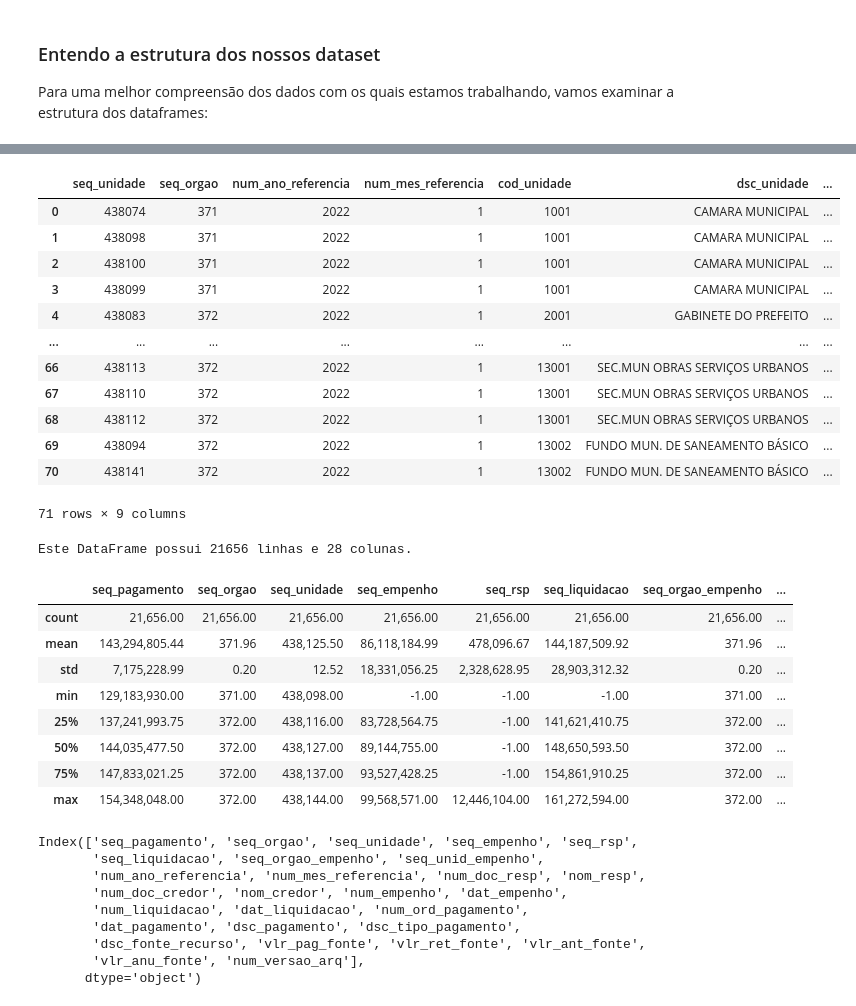
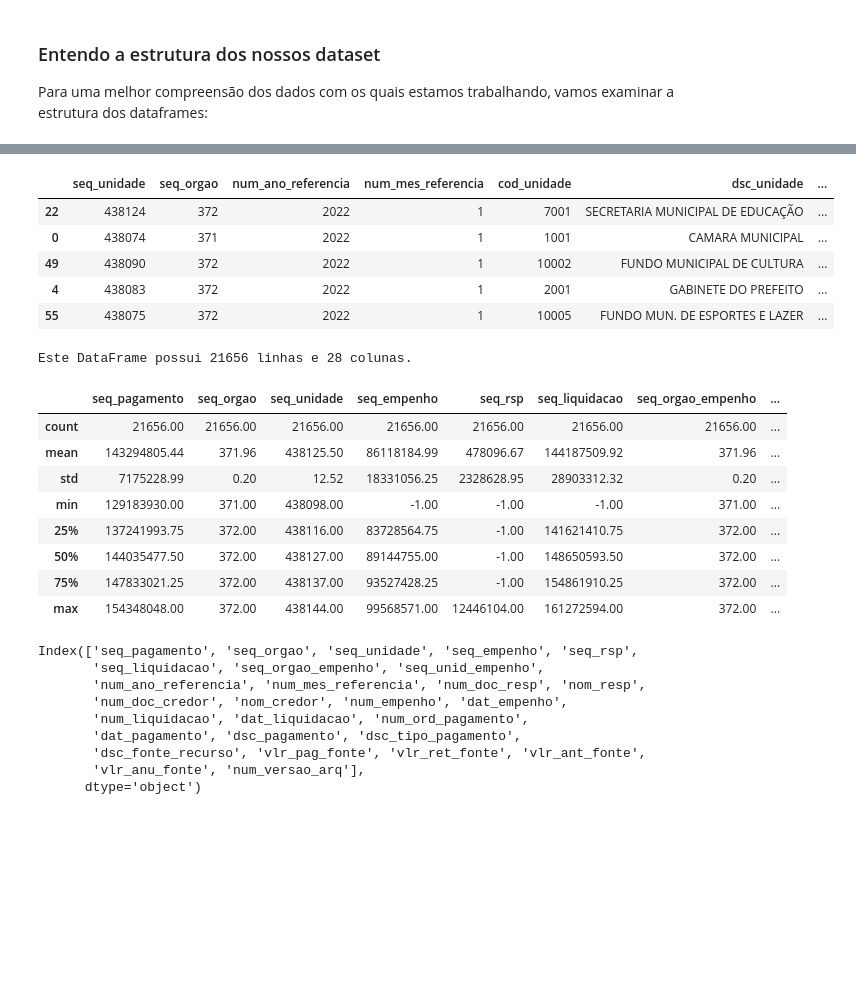
Before and after one commit to alexcamargos/GastosPublicosCapelinhaMG, a Jupyter notebook: analise_exploratoria_pagamentos.ipynb, the cells around one changed output, grey strips where cells are left out. Drawn from its saved outputs; the diff is of its cells as text; code cells hidden in the pictures; blank space fills up the shorter version.

```diff
--- a/analise_exploratoria.ipynb
+++ b/analise_exploratoria_pagamentos.ipynb
@@ -103,5 +68,5 @@ finally:
 %matplotlib inline
 # %%
-# Configuring Pandas to display floating point values, using two decimal places.
-pd.options.display.float_format = '{:,.2f}'.format
+# Configurando o Pandas para exibir valores flutuantes com duas casas decimais
+pd.set_option('display.float_format', '{:.2f}'.format)
 # %%
@@ -200,17 +152,10 @@ responsible_df
 # %%
-unit_df
+unit_df.sample(5, random_state=RANDOM_SEED)
 # %% [output]
 |  | seq_unidade | seq_orgao | num_ano_referencia | num_mes_referencia | cod_unidade | dsc_unidade | ... |
+| 22 | 438124 | 372 | 2022 | 1 | 7001 | SECRETARIA MUNICIPAL DE EDUCAÇÃO | ... |
 | 0 | 438074 | 371 | 2022 | 1 | 1001 | CAMARA MUNICIPAL | ... |
-| 1 | 438098 | 371 | 2022 | 1 | 1001 | CAMARA MUNICIPAL | ... |
-| 2 | 438100 | 371 | 2022 | 1 | 1001 | CAMARA MUNICIPAL | ... |
-| 3 | 438099 | 371 | 2022 | 1 | 1001 | CAMARA MUNICIPAL | ... |
+| 49 | 438090 | 372 | 2022 | 1 | 10002 | FUNDO MUNICIPAL DE CULTURA | ... |
 | 4 | 438083 | 372 | 2022 | 1 | 2001 | GABINETE DO PREFEITO | ... |
-| ... | ... | ... | ... | ... | ... | ... | ... |
-| 66 | 438113 | 372 | 2022 | 1 | 13001 | SEC.MUN OBRAS SERVIÇOS URBANOS | ... |
-| 67 | 438110 | 372 | 2022 | 1 | 13001 | SEC.MUN OBRAS SERVIÇOS URBANOS | ... |
-| 68 | 438112 | 372 | 2022 | 1 | 13001 | SEC.MUN OBRAS SERVIÇOS URBANOS | ... |
-| 69 | 438094 | 372 | 2022 | 1 | 13002 | FUNDO MUN. DE SANEAMENTO BÁSICO | ... |
-| 70 | 438141 | 372 | 2022 | 1 | 13002 | FUNDO MUN. DE SANEAMENTO BÁSICO | ... |
+| 55 | 438075 | 372 | 2022 | 1 | 10005 | FUNDO MUN. DE ESPORTES E LAZER | ... |
-71 rows × 9 columns
 # %%
@@ -223,14 +168,14 @@ Este DataFrame possui 21656 linhas e 28 colunas.
 payment_df.describe()
 # %% [output]
 |  | seq_pagamento | seq_orgao | seq_unidade | seq_empenho | seq_rsp | seq_liquidacao | seq_orgao_empenho | ... |
-| count | 21,656.00 | 21,656.00 | 21,656.00 | 21,656.00 | 21,656.00 | 21,656.00 | 21,656.00 | ... |
-| mean | 143,294,805.44 | 371.96 | 438,125.50 | 86,118,184.99 | 478,096.67 | 144,187,509.92 | 371.96 | ... |
-| std | 7,175,228.99 | 0.20 | 12.52 | 18,331,056.25 | 2,328,628.95 | 28,903,312.32 | 0.20 | ... |
-| min | 129,183,930.00 | 371.00 | 438,098.00 | -1.00 | -1.00 | -1.00 | 371.00 | ... |
-| 25% | 137,241,993.75 | 372.00 | 438,116.00 | 83,728,564.75 | -1.00 | 141,621,410.75 | 372.00 | ... |
-| 50% | 144,035,477.50 | 372.00 | 438,127.00 | 89,144,755.00 | -1.00 | 148,650,593.50 | 372.00 | ... |
-| 75% | 147,833,021.25 | 372.00 | 438,137.00 | 93,527,428.25 | -1.00 | 154,861,910.25 | 372.00 | ... |
-| max | 154,348,048.00 | 372.00 | 438,144.00 | 99,568,571.00 | 12,446,104.00 | 161,272,594.00 | 372.00 | ... |
+| count | 21656.00 | 21656.00 | 21656.00 | 21656.00 | 21656.00 | 21656.00 | 21656.00 | ... |
+| mean | 143294805.44 | 371.96 | 438125.50 | 86118184.99 | 478096.67 | 144187509.92 | 371.96 | ... |
+| std | 7175228.99 | 0.20 | 12.52 | 18331056.25 | 2328628.95 | 28903312.32 | 0.20 | ... |
+| min | 129183930.00 | 371.00 | 438098.00 | -1.00 | -1.00 | -1.00 | 371.00 | ... |
+| 25% | 137241993.75 | 372.00 | 438116.00 | 83728564.75 | -1.00 | 141621410.75 | 372.00 | ... |
+| 50% | 144035477.50 | 372.00 | 438127.00 | 89144755.00 | -1.00 | 148650593.50 | 372.00 | ... |
+| 75% | 147833021.25 | 372.00 | 438137.00 | 93527428.25 | -1.00 | 154861910.25 | 372.00 | ... |
+| max | 154348048.00 | 372.00 | 438144.00 | 99568571.00 | 12446104.00 | 161272594.00 | 372.00 | ... |
 # %%
 # Quais são as colunas do nosso DataFrame?
 payment_df.columns
```
Also changed, not shown: parts of 51 cells of this notebook.
